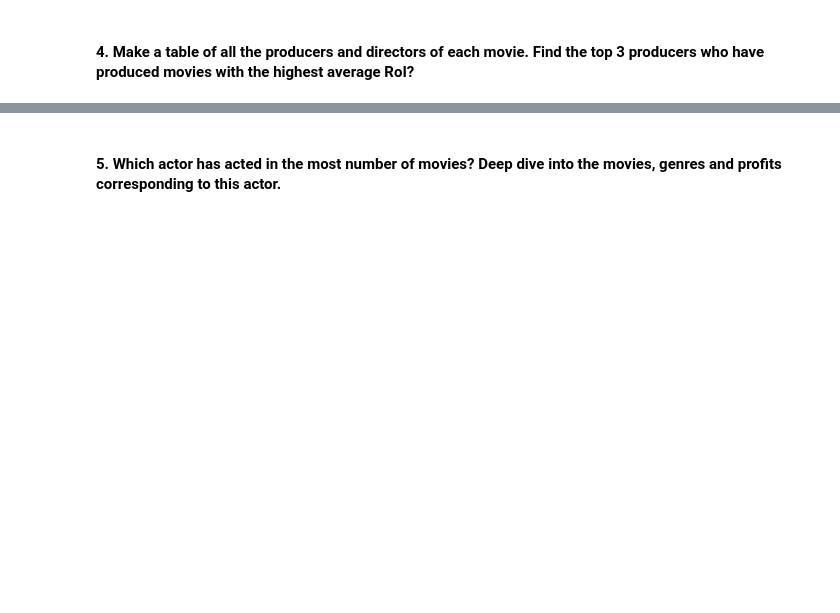
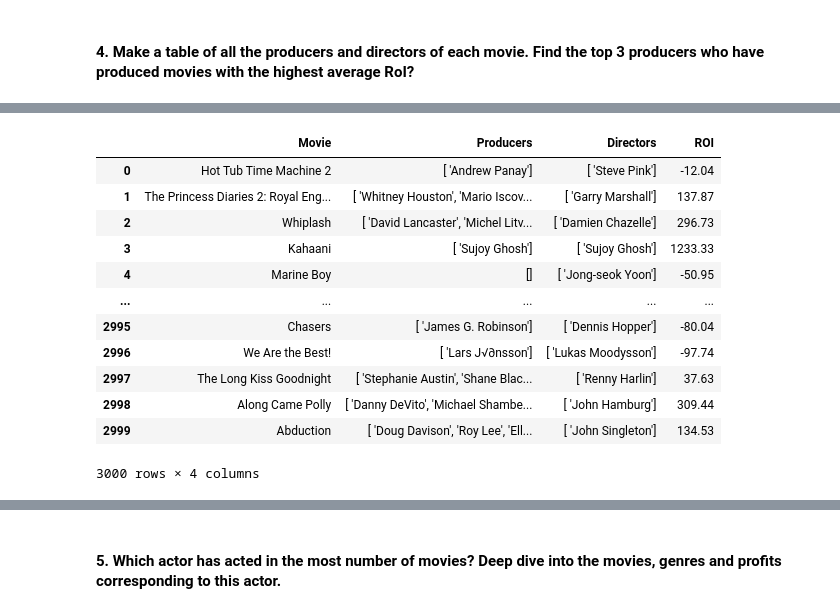
Before and after one commit to iavinashpathak/G34-Python, a Jupyter notebook: Practical/Assignments/07-04 Assignment_EDA_on_IMDB_Dataset[1].ipynb, the cells around one changed output, grey strips where cells are left out. Cells and saved outputs as stored; diff of their text form; code cells hidden in the pictures; blank space fills up the shorter version.

```diff
--- a/Practical/Assignments/07-04 Assignment_EDA_on_IMDB_Dataset[1].ipynb
+++ b/Practical/Assignments/07-04 Assignment_EDA_on_IMDB_Dataset[1].ipynb
@@ -152,0 +141,3 @@ re.split("'name': ", df['genres'].values[356])
+# %%
+for i in df['genres'].values[356].split(',')[1::2]:
+    print(i.split(':')[-1].strip('}]'))
@@ -153,11 +180,14 @@ re.split("'name': ", df['genres'].values[356])
 # %% [markdown]
 #### 4. Make a table of all the producers and directors of each movie. Find the top 3 producers who have produced movies with the highest average RoI?
-# %%
-producer_lst = []
-actors_lst = []
-director = None
-
-for i in crew.values[0].split('\'Producer\', \'name\':')[1:]:
-    producer_lst.append(i.split(',')[0])
-
-director = crew.values[0].split('\'Director\', \'name\':')[1:][0].split(',')[0]
+# %%
+def get_director(val):
+    director_lst = []
+    if type(val) == str:
+        for i in val.split('\'Director\', \'name\':')[1:]:
+            director_lst.append(i.split(',')[0])
+    else:
+        pass
+    return director_lst
+
+directors = df['crew'].apply(lambda x: get_director(x))
+directors
@@ -163,0 +207,12 @@ director = crew.values[0].split('\'Director\', \'name\':')[1:][0].split(',')[0]
+# %%
+def get_producer(val):
+    producer_lst = []
+    if type(val) == str:
+        for i in val.split('\'Producer\', \'name\':')[1:]:
+            producer_lst.append(i.split(',')[0])
+    else:
+        pass
+    return producer_lst
+
+producers = df['crew'].apply(lambda x: get_producer(x))
+producers
@@ -163,0 +232,20 @@ director = crew.values[0].split('\'Director\', \'name\':')[1:][0].split(',')[0]
+# %%
+prod_dir_table = pd.DataFrame({'Movie': df['title'],
+              'Producers': producers,
+             'Directors': directors,
+             'ROI': df['roi']})
+prod_dir_table
+# %% [output]
+|  | Movie | Producers | Directors | ROI |
+| 0 | Hot Tub Time Machine 2 | [ 'Andrew Panay'] | [ 'Steve Pink'] | -12.04 |
+| 1 | The Princess Diaries 2: Royal Eng... | [ 'Whitney Houston', 'Mario Iscov... | [ 'Garry Marshall'] | 137.87 |
+| 2 | Whiplash | [ 'David Lancaster', 'Michel Litv... | [ 'Damien Chazelle'] | 296.73 |
+| 3 | Kahaani | [ 'Sujoy Ghosh'] | [ 'Sujoy Ghosh'] | 1233.33 |
+| 4 | Marine Boy | [] | [ 'Jong-seok Yoon'] | -50.95 |
+| ... | ... | ... | ... | ... |
+| 2995 | Chasers | [ 'James G. Robinson'] | [ 'Dennis Hopper'] | -80.04 |
+| 2996 | We Are the Best! | [ 'Lars J√∂nsson'] | [ 'Lukas Moodysson'] | -97.74 |
+| 2997 | The Long Kiss Goodnight | [ 'Stephanie Austin', 'Shane Blac... | [ 'Renny Harlin'] | 37.63 |
+| 2998 | Along Came Polly | [ 'Danny DeVito', 'Michael Shambe... | [ 'John Hamburg'] | 309.44 |
+| 2999 | Abduction | [ 'Doug Davison', 'Roy Lee', 'Ell... | [ 'John Singleton'] | 134.53 |
+3000 rows × 4 columns
```
Also changed, not shown: parts of 12 cells of this notebook, 1 other file.
